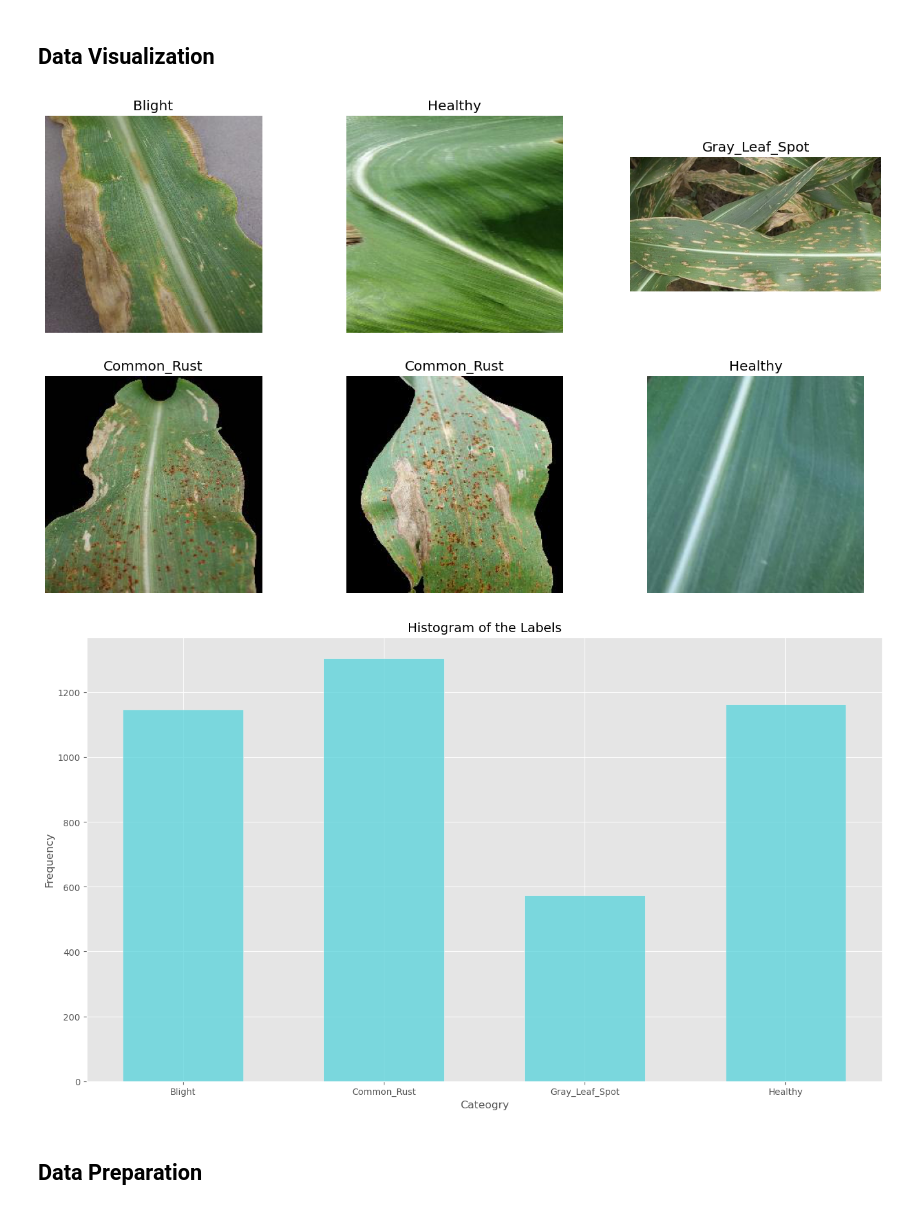
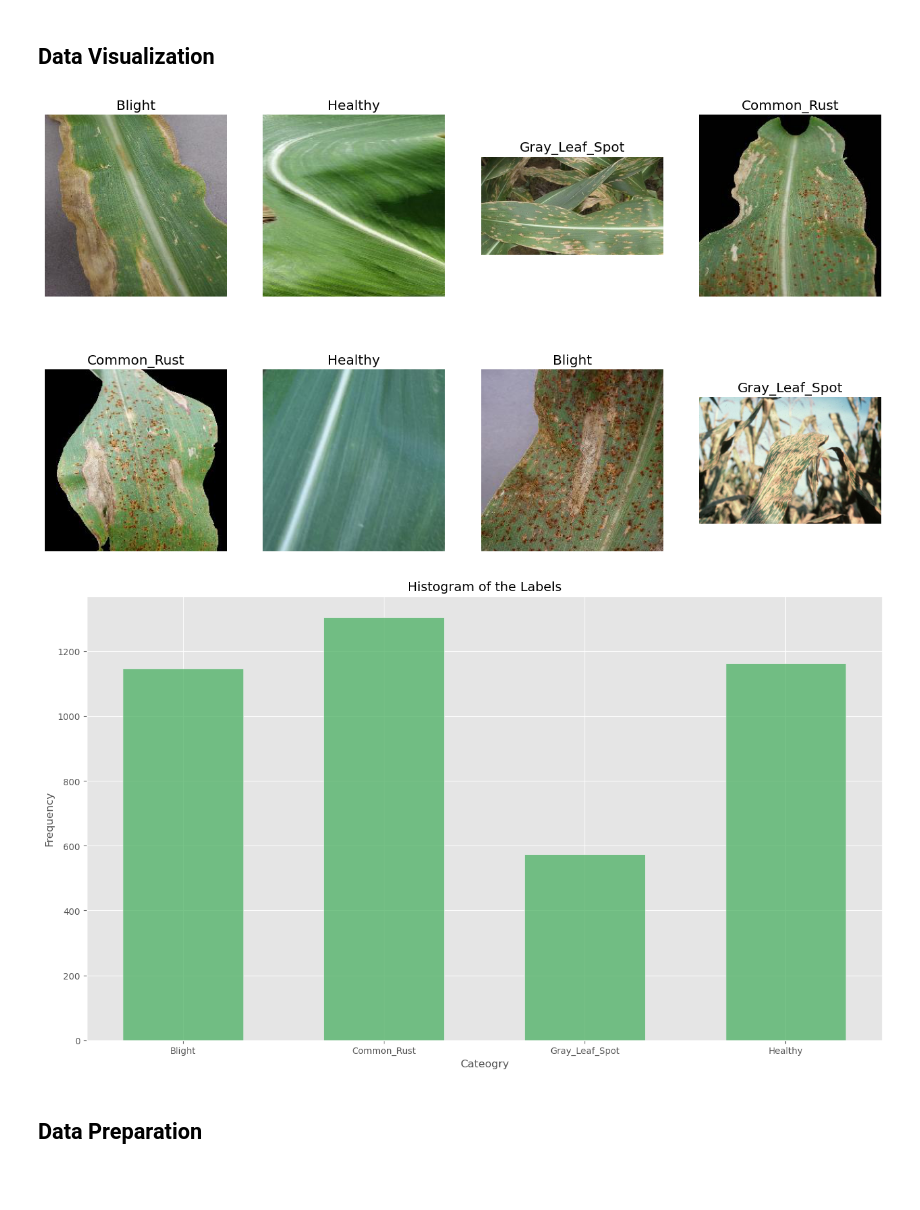
Before and after one commit to riccardo-borgo/Corn-Disease, a Jupyter notebook: main.ipynb, the cells around one changed output. Drawn from its saved outputs; the diff is of its cells as text; code cells hidden in the pictures; blank space fills up the shorter version.

```diff
--- a/main.ipynb
+++ b/main.ipynb
@@ -92,22 +96,22 @@ def show_image(image):
     plt.imshow(image, aspect='equal')
 # %%
 rng = np.random.default_rng(RANDOM_STATE)
-n_cols = 3
+n_cols = 4
 n_rows = 2
 indexes = rng.choice(len(dataset), n_cols * n_rows)
 
 plt.figure(figsize=(16, 9))
 
 for ii, id in enumerate(indexes, 1):
     plt.subplot(n_rows, n_cols, ii)
     image = dataset['Image'][int(id)]
     show_image(image)
     plt.title(dataset['Label'][int(id)])
     plt.axis('off')
 # %% [output]
-[figure, old version]
+[figure, new version]
 # %%
-palette = sns.color_palette('hls', 4)
+palette = sns.color_palette('Greens', 4)
 
 plt.figure(figsize=(16, 9))
 sns.histplot(dataset['Label'], bins=4, shrink=0.6, kde=False, color=palette[2])
@@ -119,7 +123,7 @@ plt.title('Histogram of the Labels')
 # Show the plot
 plt.show()
 # %% [output]
-[figure, old version]
+[figure, new version]
 # %%
 x = dataset[['Image', 'Label']] # using another variable to leave the original dataset intact
 # %% [markdown]
```
Also changed, not shown: parts of 38 cells of this notebook.
